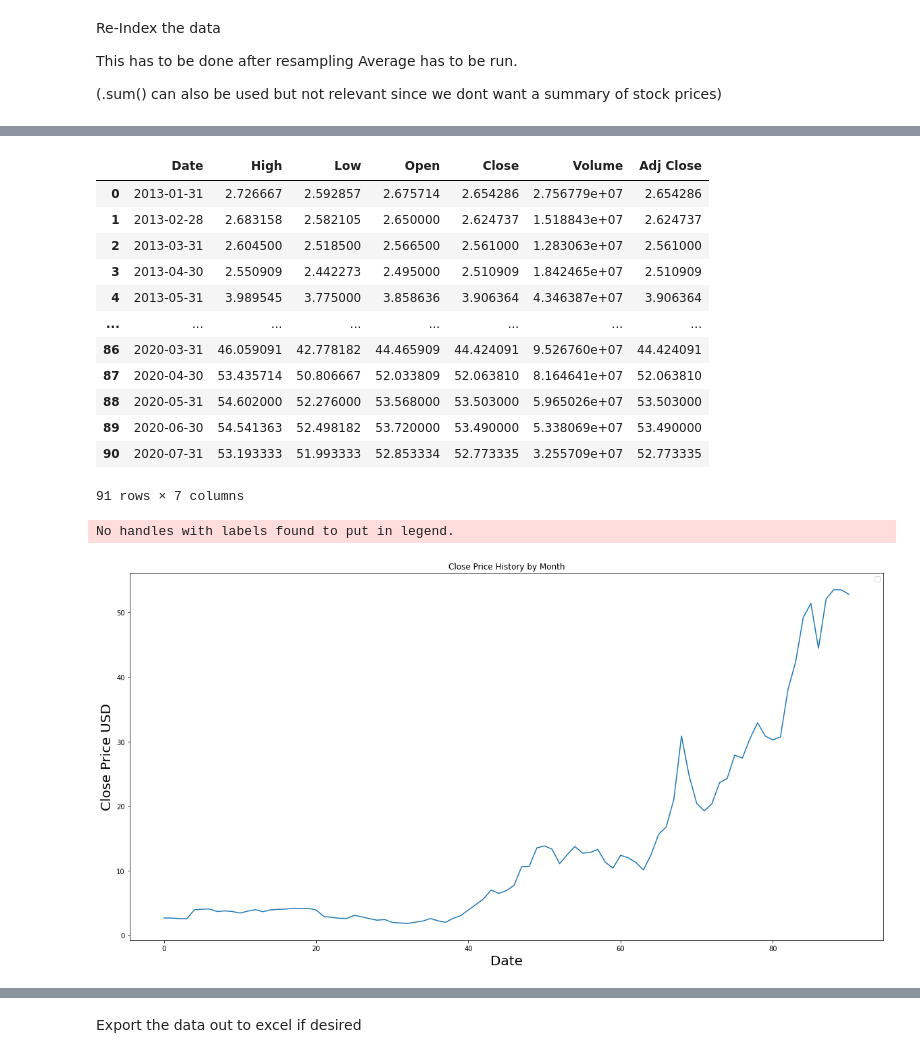
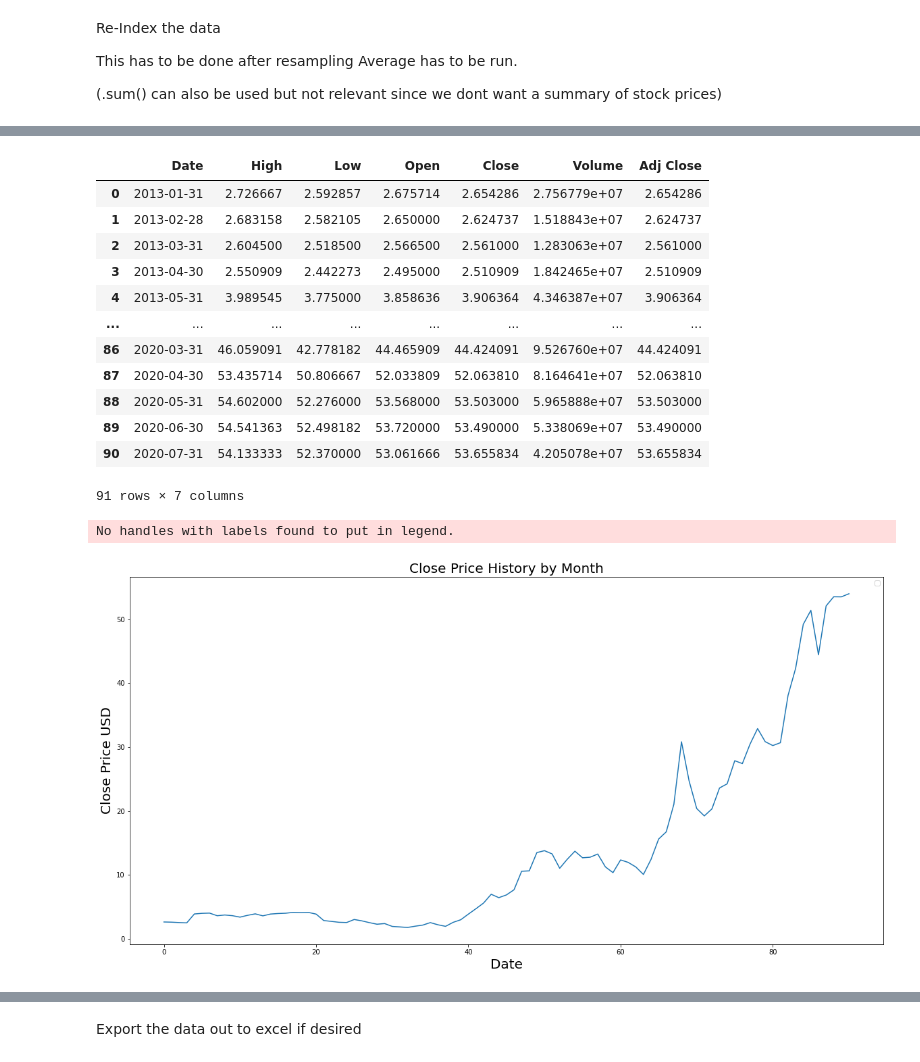
Before and after one commit to ewr2703/Python-and-R-Coding, a Jupyter notebook: Stock Prediction/AMD_Stock_Price_Prediction_FB_Prophet.ipynb, the cells around one changed output, grey strips where cells are left out. Drawn from its saved outputs; the diff is of its cells as text; code cells hidden in the pictures.

```diff
--- a/Stock Prediction/AMD_Stock_Price_Prediction_FB_Prophet.ipynb
+++ b/Stock Prediction/AMD_Stock_Price_Prediction_FB_Prophet.ipynb
@@ -35,7 +35,7 @@ The second method will be to resample the dataset to a Monthly and Yearly data s
 # %%
 # Lets grab the data from Yahoo and store the vairable as amd which is the name of the stock
 # Grab the data for AMD
-amd = web.DataReader('AMD', data_source='yahoo', start = "2013-01-01", end = '2020-07-06')
+amd = web.DataReader('AMD', data_source='yahoo', start = "2013-01-01", end = '2020-07-10')
 
 # From here we can split the methods by storing different variables
 # amd will ocntinue to be our original method to forecast by day
@@ -116,22 +116,22 @@ amd_month
 | ... | ... | ... | ... | ... | ... | ... | ... |
 | 86 | 2020-03-31 | 46.059091 | 42.778182 | 44.465909 | 44.424091 | 9.526760e+07 | 44.424091 |
 | 87 | 2020-04-30 | 53.435714 | 50.806667 | 52.033809 | 52.063810 | 8.164641e+07 | 52.063810 |
-| 88 | 2020-05-31 | 54.602000 | 52.276000 | 53.568000 | 53.503000 | 5.965026e+07 | 53.503000 |
+| 88 | 2020-05-31 | 54.602000 | 52.276000 | 53.568000 | 53.503000 | 5.965888e+07 | 53.503000 |
 | 89 | 2020-06-30 | 54.541363 | 52.498182 | 53.720000 | 53.490000 | 5.338069e+07 | 53.490000 |
-| 90 | 2020-07-31 | 53.193333 | 51.993333 | 52.853334 | 52.773335 | 3.255709e+07 | 52.773335 |
+| 90 | 2020-07-31 | 54.133333 | 52.370000 | 53.061666 | 53.655834 | 4.205078e+07 | 53.655834 |
 91 rows × 7 columns
 # %%
 # Viaulize the price history of AMD stock
 plt.figure(figsize=(20,10))
-plt.title("Close Price History by Month")
+plt.title("Close Price History by Month", fontsize = 20)
 plt.plot(amd_month['Close'])
 plt.xlabel('Date', fontsize=20)
 plt.ylabel('Close Price USD', fontsize = 20)
 plt.legend()
 plt.show()
 # %% [output]
 No handles with labels found to put in legend.
-[figure, old version]
+[figure, new version]
 # %%
 amd_quarter
 # %% [output]
```
Also changed, not shown: parts of 18 cells of this notebook.
